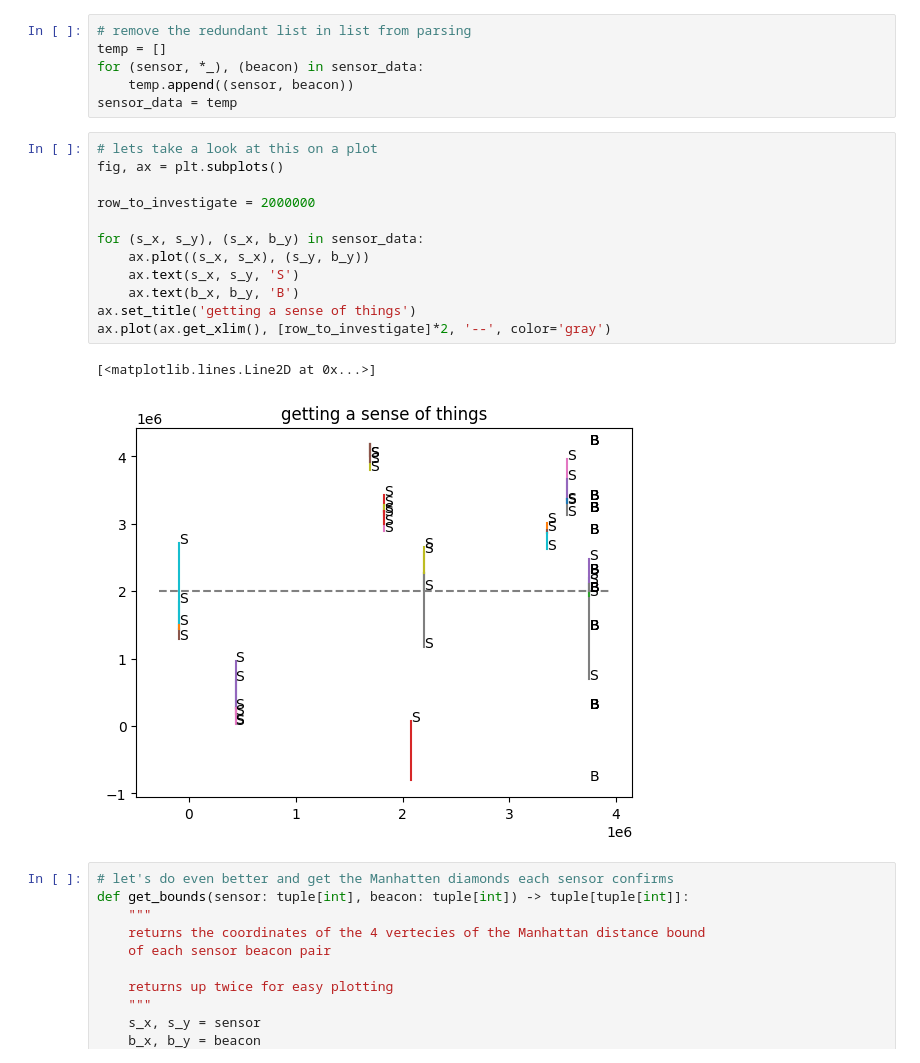
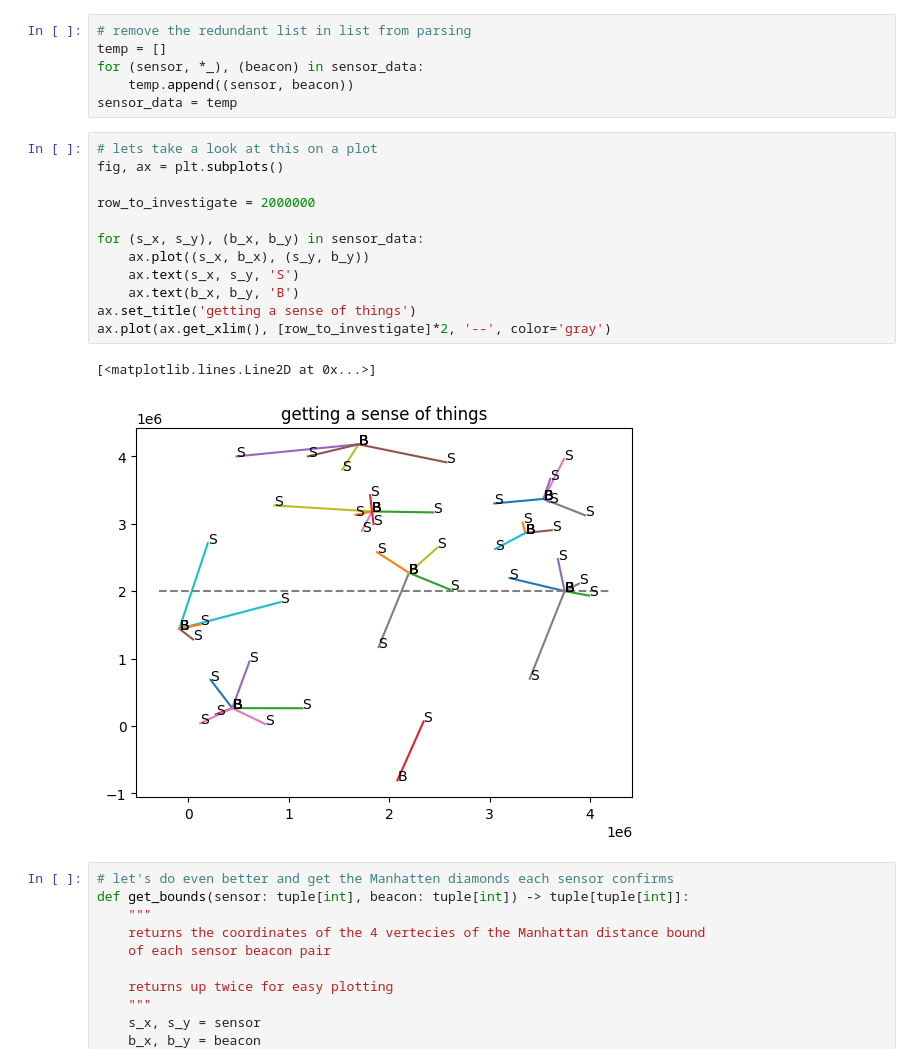
Before and after one commit to nouseforkeys/advent_of_code_22, a Jupyter notebook: day_15.ipynb, the cells around one changed output. Drawn from its saved outputs; the diff is of its cells as text.

Commit message:
fixed issue with early day 15 plot (thanks for pointing that out flake8!)

```diff
--- a/day_15.ipynb
+++ b/day_15.ipynb
@@ -32,18 +32,18 @@ sensor_data = temp
 # %%
 # lets take a look at this on a plot
 fig, ax = plt.subplots()
 
 row_to_investigate = 2000000
 
-for (s_x, s_y), (s_x, b_y) in sensor_data:
-    ax.plot((s_x, s_x), (s_y, b_y))
+for (s_x, s_y), (b_x, b_y) in sensor_data:
+    ax.plot((s_x, b_x), (s_y, b_y))
     ax.text(s_x, s_y, 'S')
     ax.text(b_x, b_y, 'B')
 ax.set_title('getting a sense of things')
 ax.plot(ax.get_xlim(), [row_to_investigate]*2, '--', color='gray')
 # %% [output]
 [<matplotlib.lines.Line2D at 0x...>]
-[figure, old version]
+[figure, new version]
 # %%
 # let's do even better and get the Manhatten diamonds each sensor confirms
 def get_bounds(sensor: tuple[int], beacon: tuple[int]) -> tuple[tuple[int]]:
```
